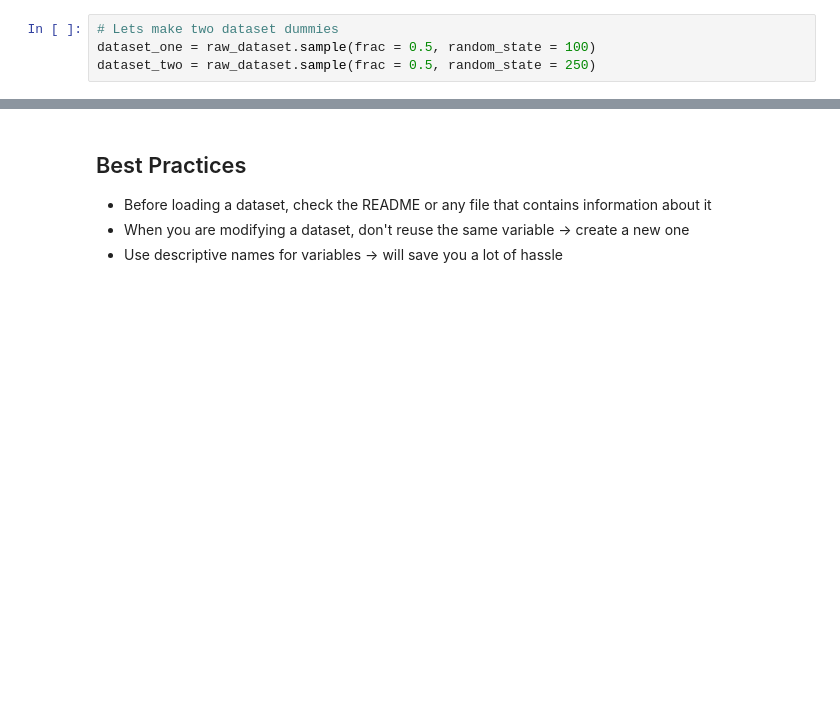
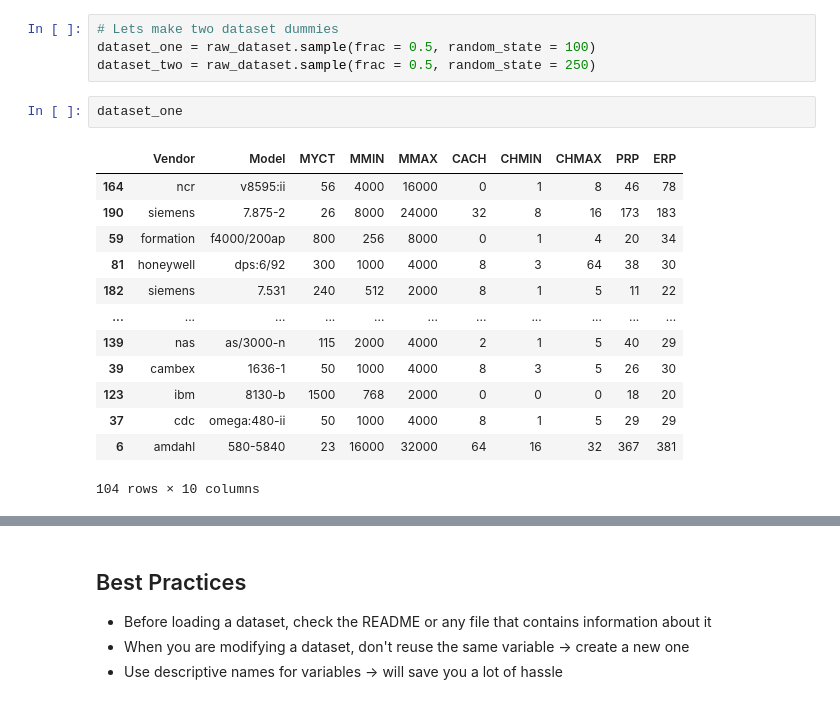
Before and after one commit to DaniPalma3000/Calendarizador, a Jupyter notebook: demos/SP1_02_Demo_Neural_Networks.ipynb, the cells around one changed output, grey strips where cells are left out. Cells and saved outputs as stored; diff of their text form; blank space fills up the shorter version.

```diff
--- a/demos/SP1_02_Demo_Neural_Networks.ipynb
+++ b/demos/SP1_02_Demo_Neural_Networks.ipynb
@@ -148,3 +294,19 @@ raw_dataset.sample(frac = 0.5, random_state = 1000)
 # Lets make two dataset dummies
 dataset_one = raw_dataset.sample(frac = 0.5, random_state = 100)
 dataset_two = raw_dataset.sample(frac = 0.5, random_state = 250)
+# %%
+dataset_one
+# %% [output]
+|  | Vendor | Model | MYCT | MMIN | MMAX | CACH | CHMIN | CHMAX | PRP | ERP |
+| 164 | ncr | v8595:ii | 56 | 4000 | 16000 | 0 | 1 | 8 | 46 | 78 |
+| 190 | siemens | 7.875-2 | 26 | 8000 | 24000 | 32 | 8 | 16 | 173 | 183 |
+| 59 | formation | f4000/200ap | 800 | 256 | 8000 | 0 | 1 | 4 | 20 | 34 |
+| 81 | honeywell | dps:6/92 | 300 | 1000 | 4000 | 8 | 3 | 64 | 38 | 30 |
+| 182 | siemens | 7.531 | 240 | 512 | 2000 | 8 | 1 | 5 | 11 | 22 |
+| ... | ... | ... | ... | ... | ... | ... | ... | ... | ... | ... |
+| 139 | nas | as/3000-n | 115 | 2000 | 4000 | 2 | 1 | 5 | 40 | 29 |
+| 39 | cambex | 1636-1 | 50 | 1000 | 4000 | 8 | 3 | 5 | 26 | 30 |
+| 123 | ibm | 8130-b | 1500 | 768 | 2000 | 0 | 0 | 0 | 18 | 20 |
+| 37 | cdc | omega:480-ii | 50 | 1000 | 4000 | 8 | 1 | 5 | 29 | 29 |
+| 6 | amdahl | 580-5840 | 23 | 16000 | 32000 | 64 | 16 | 32 | 367 | 381 |
+104 rows × 10 columns
```
Also changed, not shown: parts of 42 cells of this notebook.
